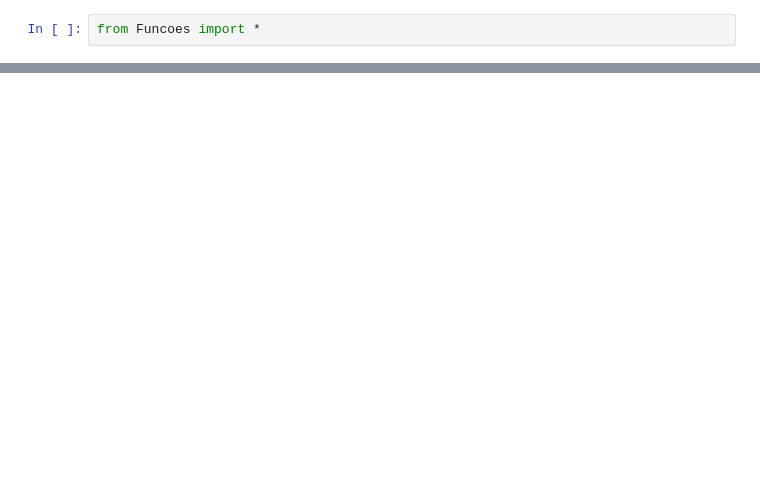
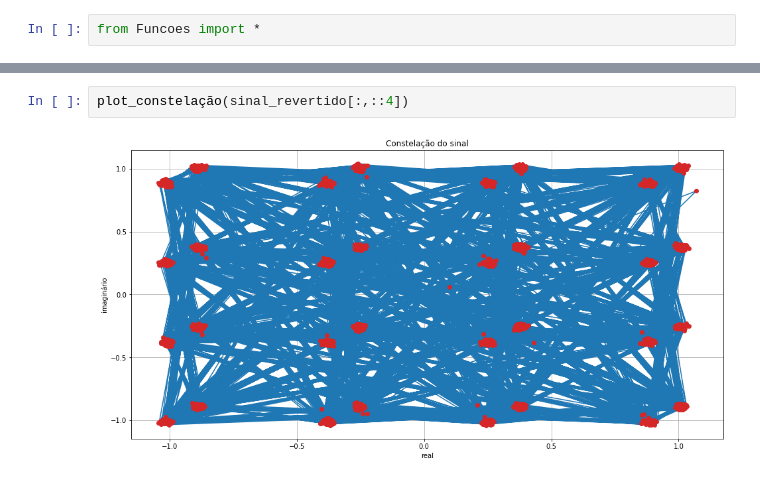
Before and after one commit to Matos-V/TCC_phase_detection_with_ML, a Jupyter notebook: Untitled.ipynb, the cells around one changed output, grey strips where cells are left out. Cells and saved outputs as stored; diff of their text form; blank space fills up the shorter version.

```diff
--- a/Untitled.ipynb
+++ b/Untitled.ipynb
@@ -30,0 +22,4 @@ dataset['phases'].shape
+# %%
+plot_constelação(sinal_revertido[:,::4])
+# %% [output]
+[figure, added]
```
Also changed, not shown: parts of 12 cells of this notebook, 1 other file.
